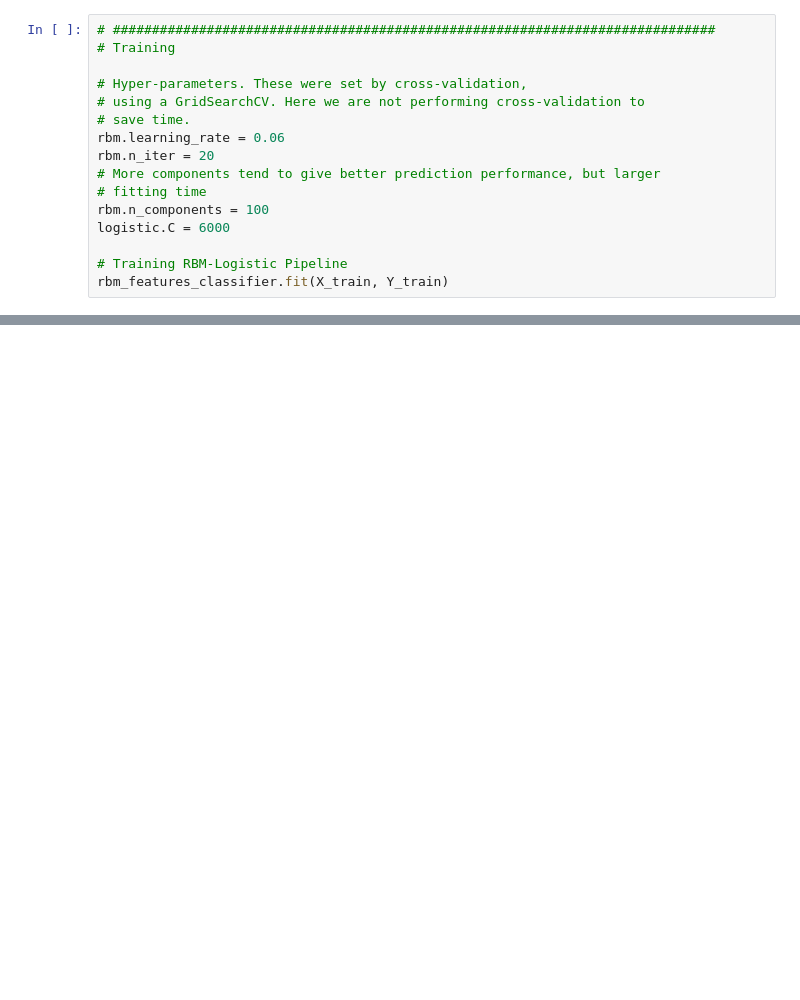
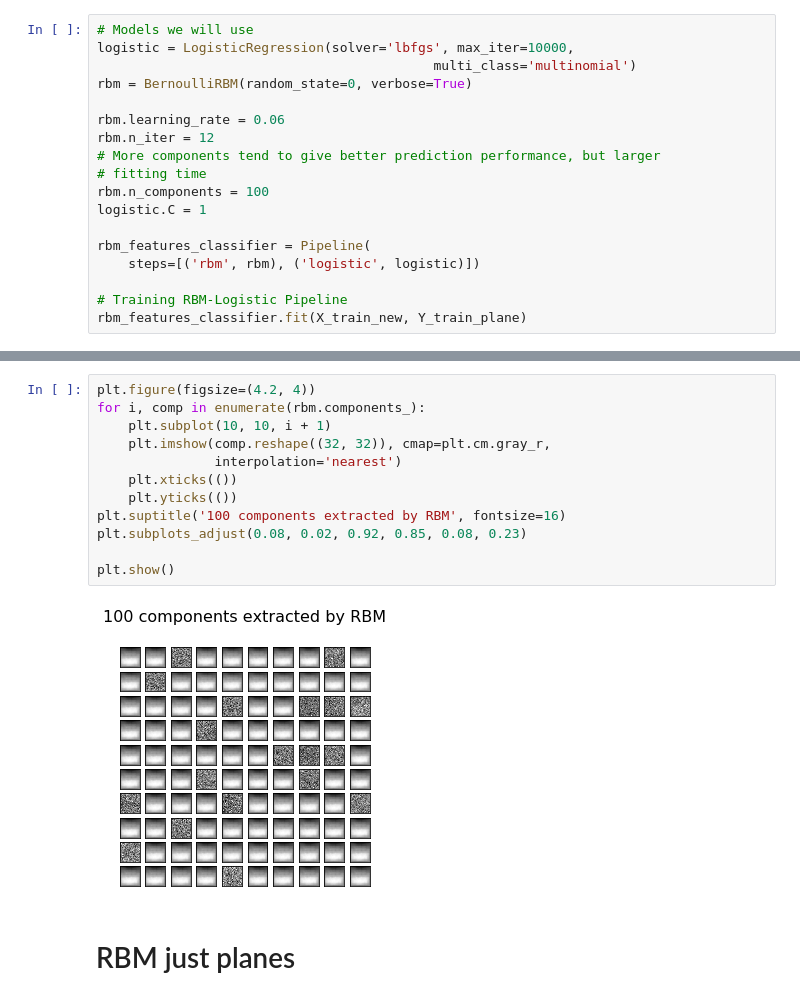
Before and after one commit to cbevis/U4_L3_neural_network, a Jupyter notebook: U4_L3_P6_Make_a_network.ipynb, the cells around one changed output, grey strips where cells are left out. Saved outputs shown, nothing was run; the diff lists cells and outputs as text; blank space fills up the shorter version.

Commit message:
Went to grayscale and just airplanes

```diff
--- a/U4_L3_P6_Make_a_network.ipynb
+++ b/U4_L3_P6_Make_a_network.ipynb
@@ -39,17 +147,19 @@ rbm_features_classifier = Pipeline(
 # %%
-# #############################################################################
-# Training
+# Models we will use
+logistic = LogisticRegression(solver='lbfgs', max_iter=10000,
+                                           multi_class='multinomial')
+rbm = BernoulliRBM(random_state=0, verbose=True)
 
-# Hyper-parameters. These were set by cross-validation,
-# using a GridSearchCV. Here we are not performing cross-validation to
-# save time.
 rbm.learning_rate = 0.06
-rbm.n_iter = 20
+rbm.n_iter = 12
 # More components tend to give better prediction performance, but larger
 # fitting time
 rbm.n_components = 100
-logistic.C = 6000
+logistic.C = 1
+
+rbm_features_classifier = Pipeline(
+    steps=[('rbm', rbm), ('logistic', logistic)])
 
 # Training RBM-Logistic Pipeline
-rbm_features_classifier.fit(X_train, Y_train)
+rbm_features_classifier.fit(X_train_new, Y_train_plane)
 # %% [output]
@@ -81,0 +200,16 @@ Pipeline(memory=None,
+# %%
+plt.figure(figsize=(4.2, 4))
+for i, comp in enumerate(rbm.components_):
+    plt.subplot(10, 10, i + 1)
+    plt.imshow(comp.reshape((32, 32)), cmap=plt.cm.gray_r,
+               interpolation='nearest')
+    plt.xticks(())
+    plt.yticks(())
+plt.suptitle('100 components extracted by RBM', fontsize=16)
+plt.subplots_adjust(0.08, 0.02, 0.92, 0.85, 0.08, 0.23)
+
+plt.show()
+# %% [output]
+[figure, added]
+# %% [markdown]
+# RBM just planes
```
Also changed, not shown: parts of 23 cells of this notebook.
